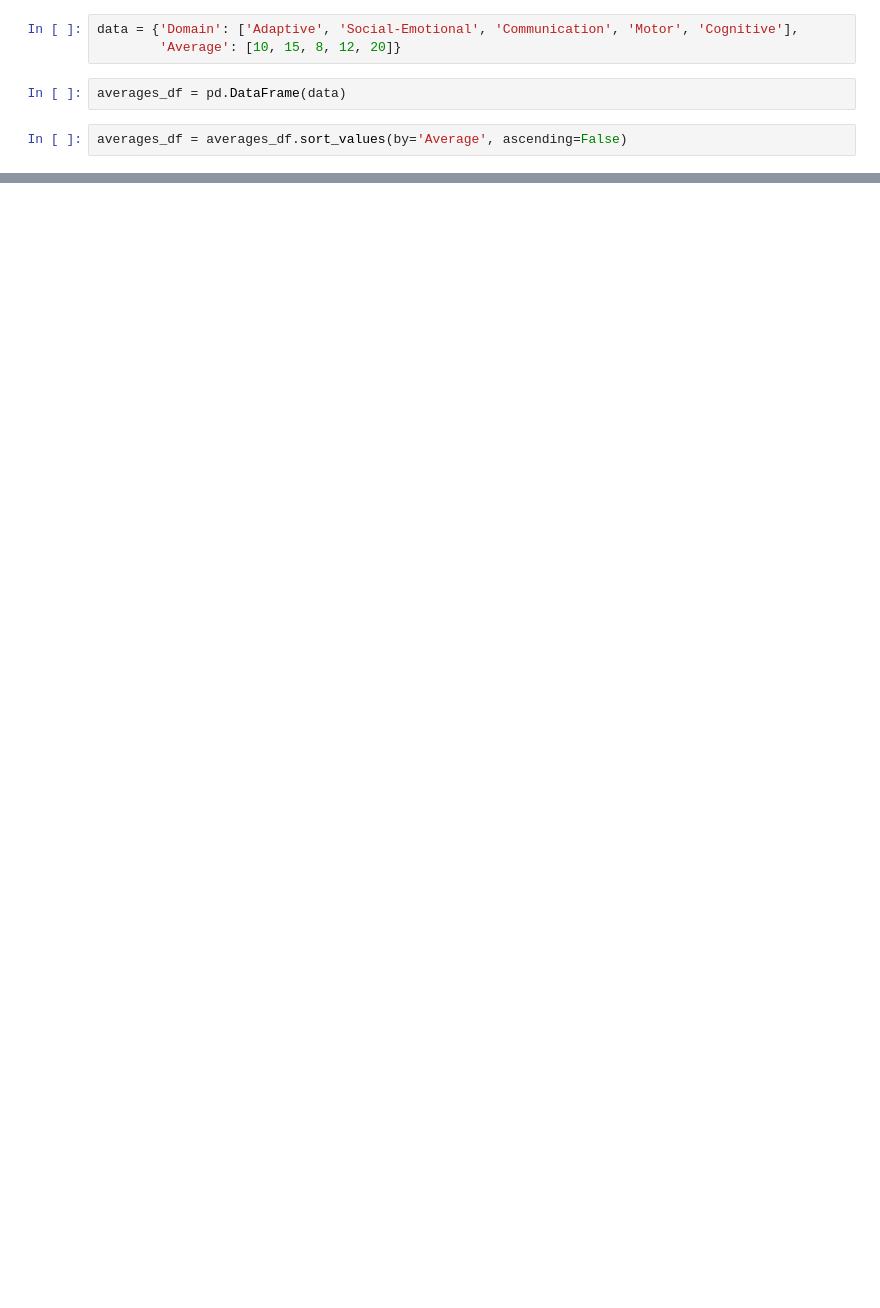
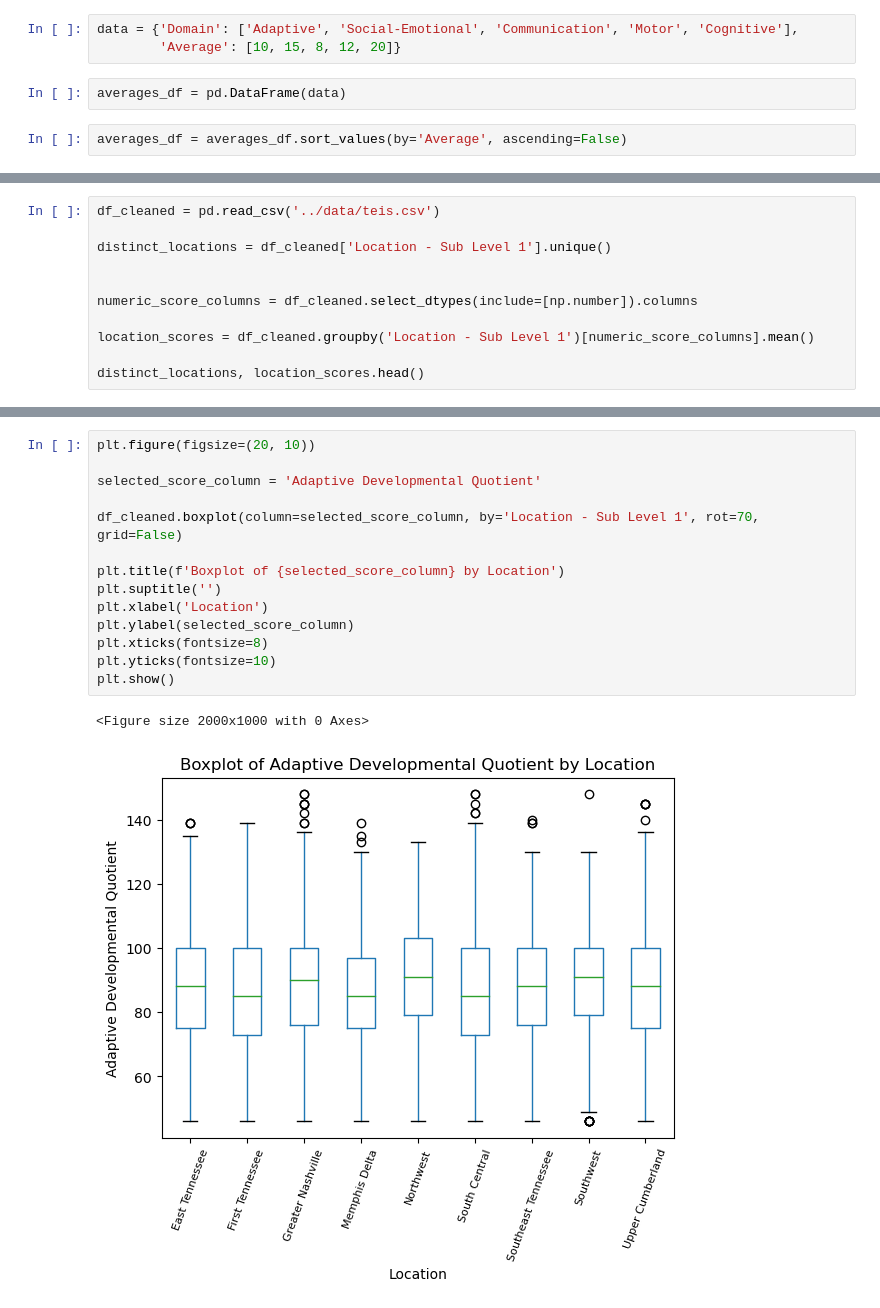
Before and after one commit to NSS-Full-Time-Data-Analytics-11/teis-project-tucker, a Jupyter notebook: TEISBDI.ipynb, the cells around one changed output, grey strips where cells are left out. Cells and saved outputs as stored; diff of their text form; blank space fills up the shorter version.

```diff
--- a/TEISBDI.ipynb
+++ b/TEISBDI.ipynb
@@ -455,0 +501,11 @@ plt.show()
+# %%
+df_cleaned = pd.read_csv('../data/teis.csv')
+
+distinct_locations = df_cleaned['Location - Sub Level 1'].unique()
+
+
+numeric_score_columns = df_cleaned.select_dtypes(include=[np.number]).columns
+
+location_scores = df_cleaned.groupby('Location - Sub Level 1')[numeric_score_columns].mean()
+
+distinct_locations, location_scores.head()
@@ -455,0 +545,17 @@ plt.show()
+# %%
+plt.figure(figsize=(20, 10))
+
+selected_score_column = 'Adaptive Developmental Quotient'
+
+df_cleaned.boxplot(column=selected_score_column, by='Location - Sub Level 1', rot=70, grid=False)
+
+plt.title(f'Boxplot of {selected_score_column} by Location')
+plt.suptitle('')
+plt.xlabel('Location')
+plt.ylabel(selected_score_column)
+plt.xticks(fontsize=8)
+plt.yticks(fontsize=10)
+plt.show()
+# %% [output]
+<Figure size 2000x1000 with 0 Axes>
+[figure, added]
```
Also changed, not shown: parts of 36 cells of this notebook.
